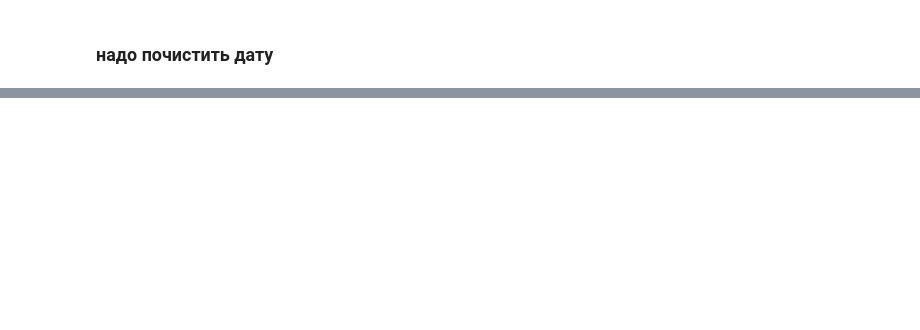
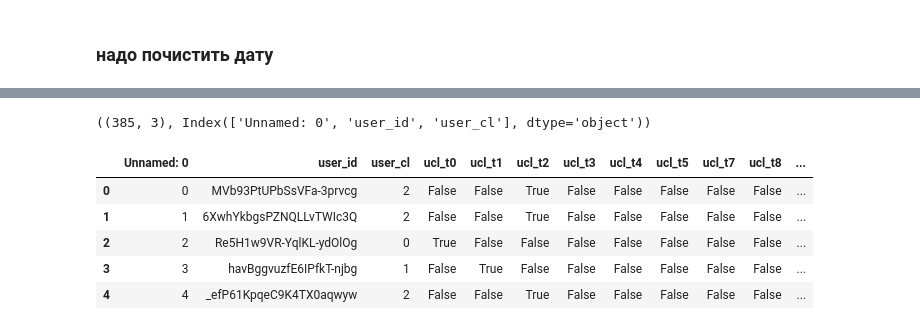
Before and after one commit to Myau5x/anti-recommender, a Jupyter notebook: testing_on_scrap.ipynb, the cells around one changed output, grey strips where cells are left out. Cells and saved outputs as stored; diff of their text form; code cells hidden in the pictures; blank space fills up the shorter version.

```diff
--- a/testing_on_scrap.ipynb
+++ b/testing_on_scrap.ipynb
@@ -65,0 +231,4 @@ ValueError: could not convert string to float: 'https://www.yelp.com/biz/mcdonal
+# %%
+user_cl.shape, user_cl.columns
+# %% [output]
+((385, 3), Index(['Unnamed: 0', 'user_id', 'user_cl'], dtype='object'))
@@ -65,0 +240,9 @@ ValueError: could not convert string to float: 'https://www.yelp.com/biz/mcdonal
+# %%
+user_cl.head()
+# %% [output]
+|  | Unnamed: 0 | user_id | user_cl | ucl_t0 | ucl_t1 | ucl_t2 | ucl_t3 | ucl_t4 | ucl_t5 | ucl_t7 | ucl_t8 | ... |
+| 0 | 0 | MVb93PtUPbSsVFa-3prvcg | 2 | False | False | True | False | False | False | False | False | ... |
+| 1 | 1 | 6XwhYkbgsPZNQLLvTWIc3Q | 2 | False | False | True | False | False | False | False | False | ... |
+| 2 | 2 | Re5H1w9VR-YqlKL-ydOlOg | 0 | True | False | False | False | False | False | False | False | ... |
+| 3 | 3 | havBggvuzfE6IPfkT-njbg | 1 | False | True | False | False | False | False | False | False | ... |
+| 4 | 4 | _efP61KpqeC9K4TX0aqwyw | 2 | False | False | True | False | False | False | False | False | ... |
```
Also changed, not shown: parts of 54 cells of this notebook, 11 other files.
